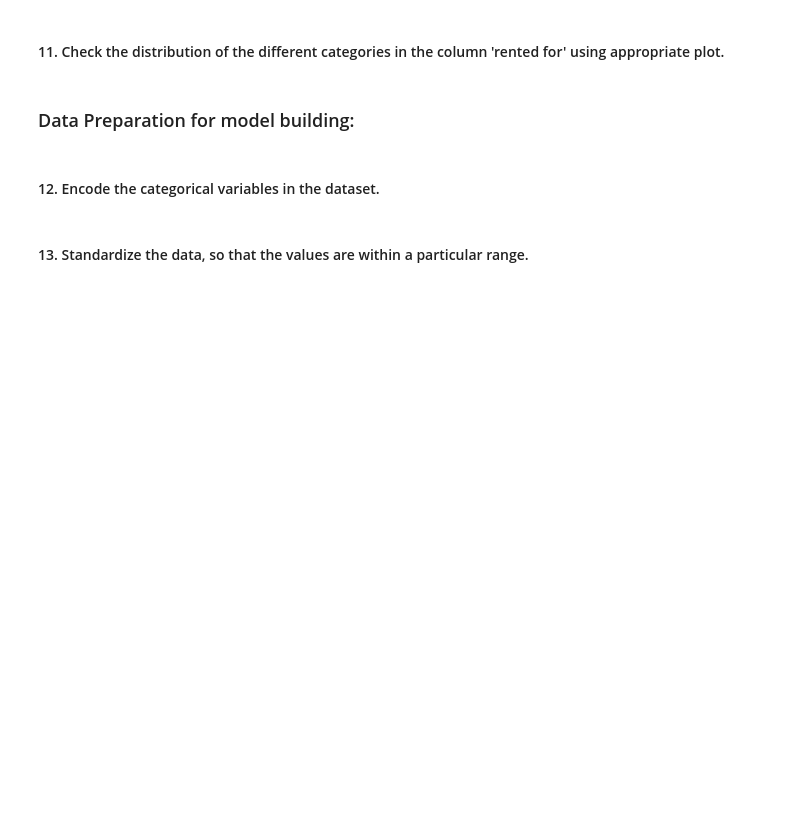
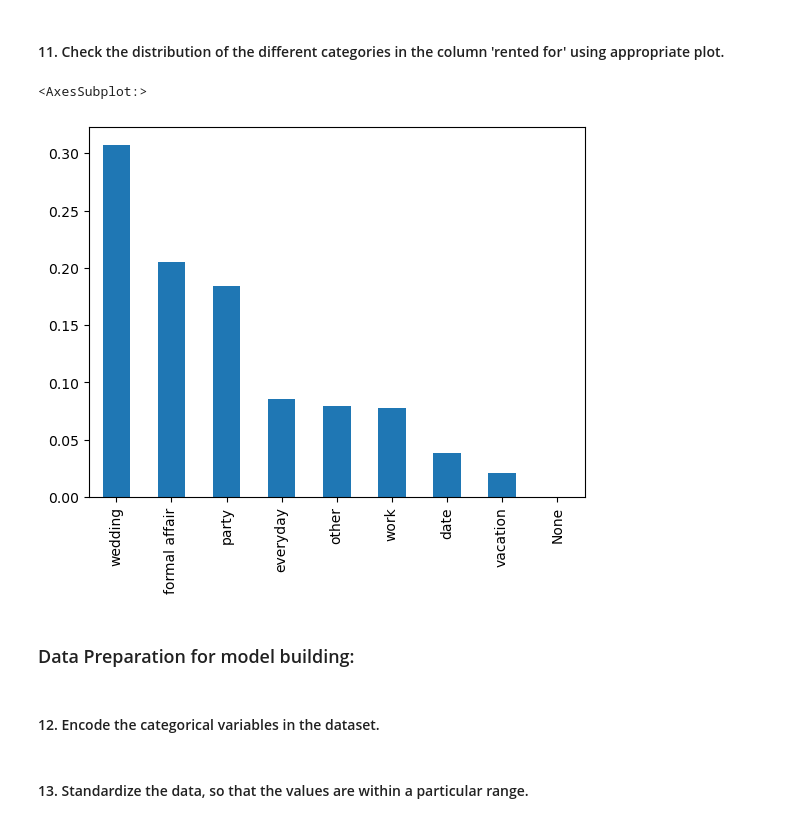
Before and after one commit to tarangini-shetty/tarangini_Project2_PythonforDS, a Jupyter notebook: UnsupervisedLearning_Project2.ipynb, the cells around one changed output. Cells and saved outputs as stored; diff of their text form; code cells hidden in the pictures; blank space fills up the shorter version.

```diff
--- a/UnsupervisedLearning_Project2.ipynb
+++ b/UnsupervisedLearning_Project2.ipynb
@@ -125,5 +230,10 @@ array(['vacation', 'other', 'party', 'formal affair', 'wedding', 'date',
 # %% [markdown]
 #### 11. Check the distribution of the different categories in the column 'rented for' using appropriate plot.
+# %%
+df['rented for'].value_counts(normalize=True).plot(kind='bar')
+# %% [output]
+<AxesSubplot:>
+[figure, added]
 # %% [markdown]
 ### Data Preparation for model building:
 # %% [markdown]
```
Also changed, not shown: parts of 18 cells of this notebook.
